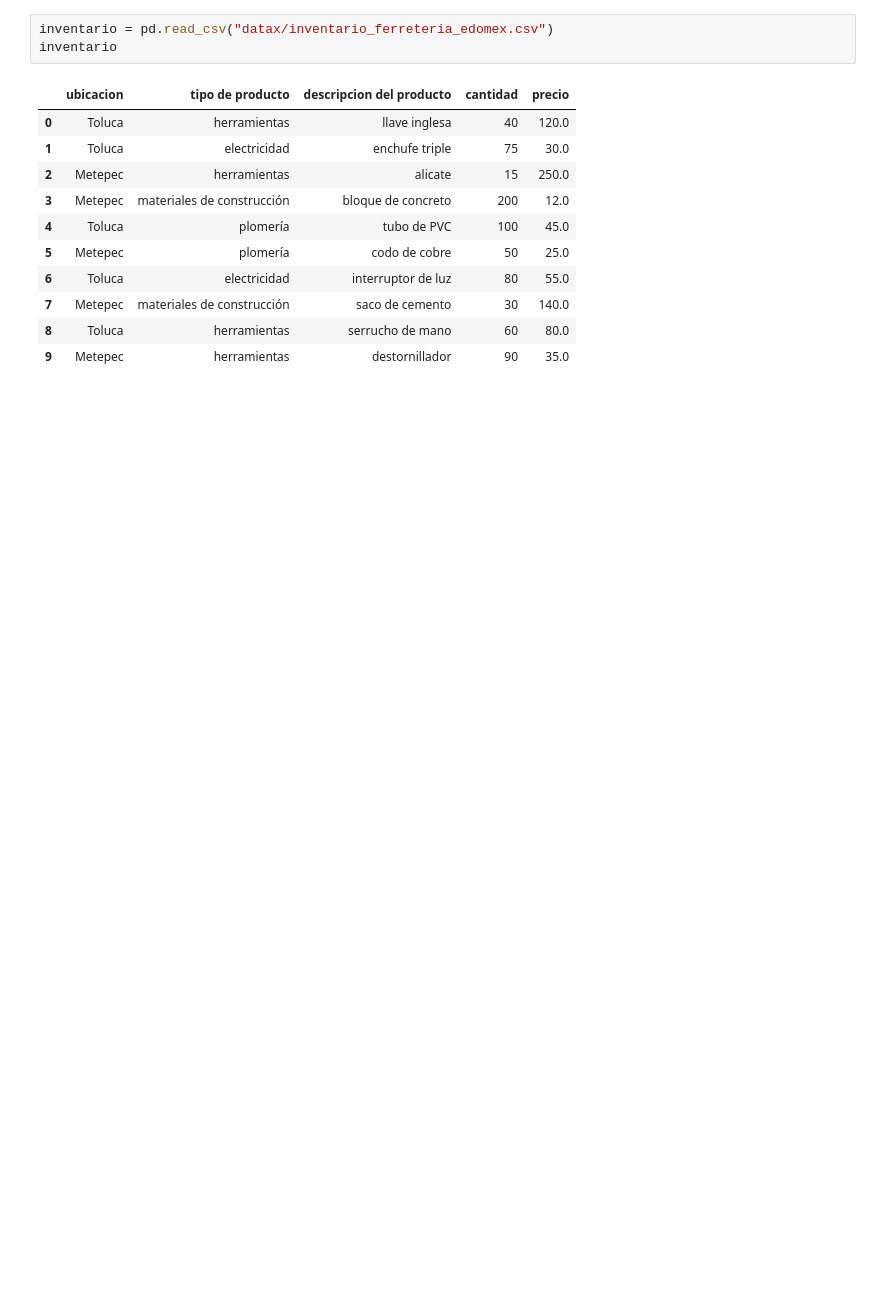
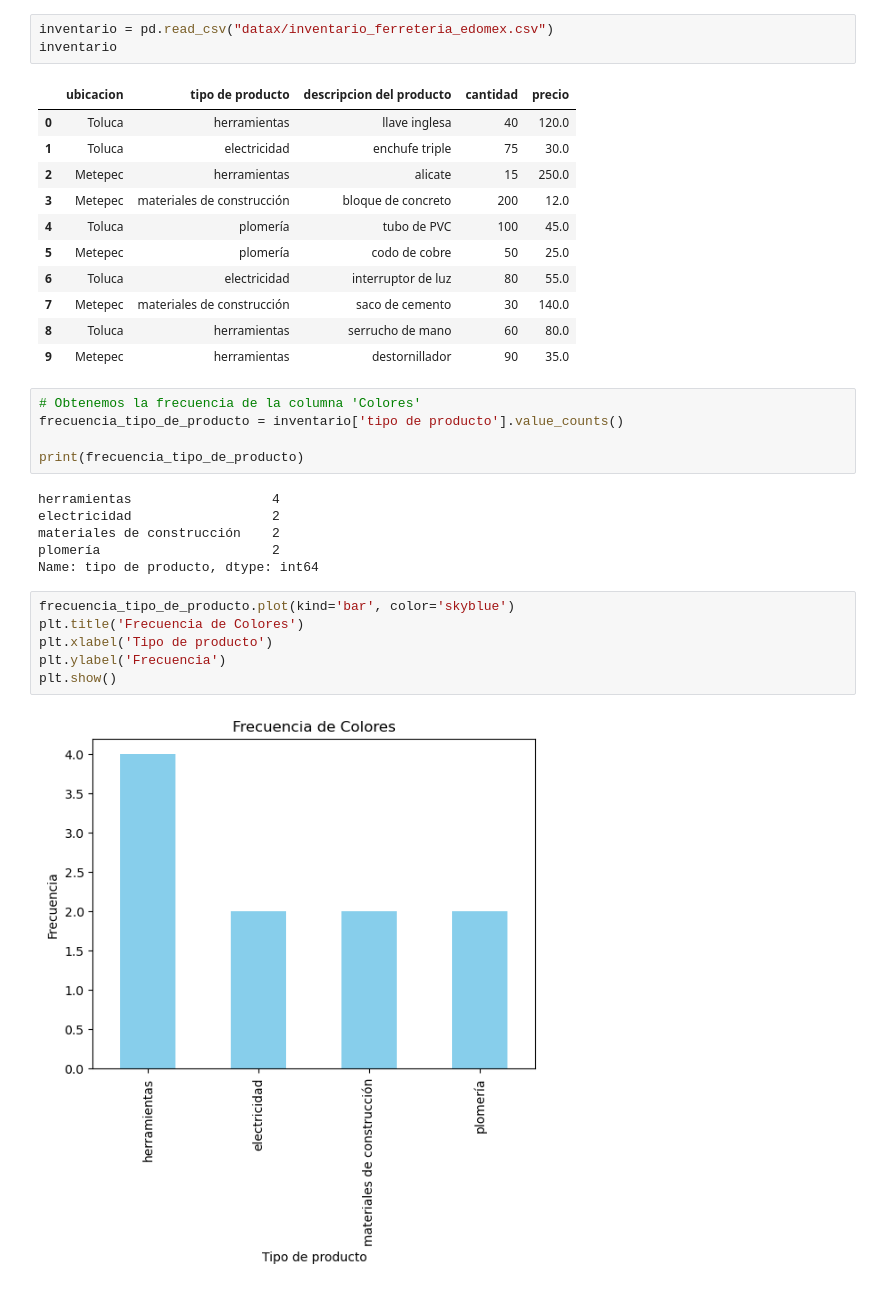
Before and after one commit to josegarcia19809/Data-Analysis-with-Pandas-and-Python, a Jupyter notebook: Inventario Ferretería EdoMex.ipynb, the cells around one changed output. Cells and saved outputs as stored; diff of their text form; blank space fills up the shorter version.

Commit message:
Actualizando inventarios

```diff
--- a/Inventario Ferretería EdoMex.ipynb
+++ b/Inventario Ferretería EdoMex.ipynb
@@ -15,3 +18,22 @@ inventario
 | 7 | Metepec | materiales de construcción | saco de cemento | 30 | 140.0 |
 | 8 | Toluca | herramientas | serrucho de mano | 60 | 80.0 |
 | 9 | Metepec | herramientas | destornillador | 90 | 35.0 |
+# %%
+# Obtenemos la frecuencia de la columna 'Colores'
+frecuencia_tipo_de_producto = inventario['tipo de producto'].value_counts()
+
+print(frecuencia_tipo_de_producto)
+# %% [output]
+herramientas                  4
+electricidad                  2
+materiales de construcción    2
+plomería                      2
+Name: tipo de producto, dtype: int64
+# %%
+frecuencia_tipo_de_producto.plot(kind='bar', color='skyblue')
+plt.title('Frecuencia de Colores')
+plt.xlabel('Tipo de producto')
+plt.ylabel('Frecuencia')
+plt.show()
+# %% [output]
+[figure, added]
```
Also changed, not shown: parts of 7 cells of this notebook, 1 other file.
